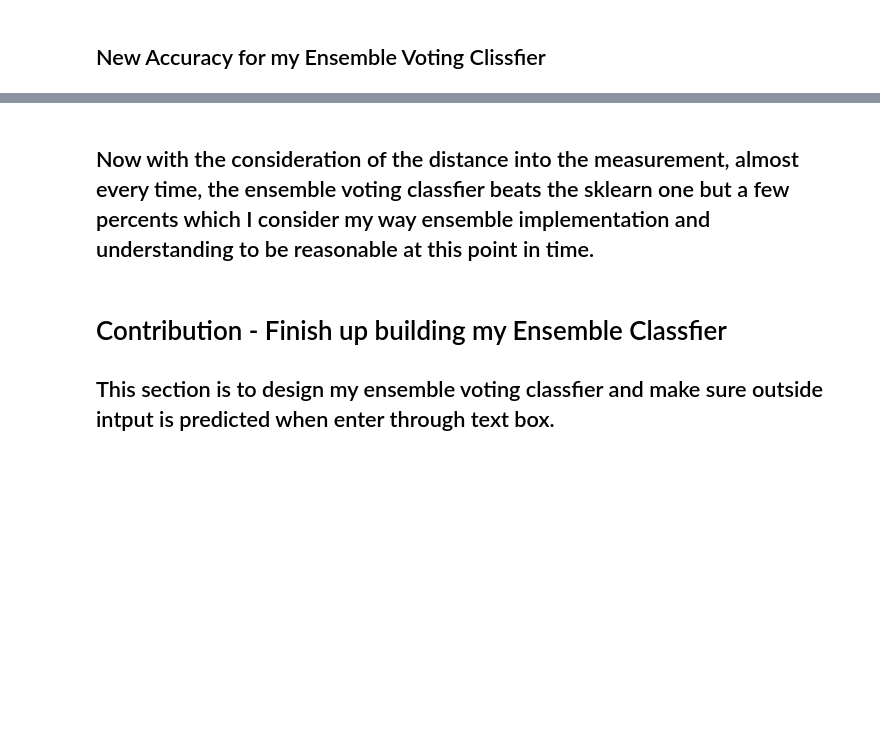
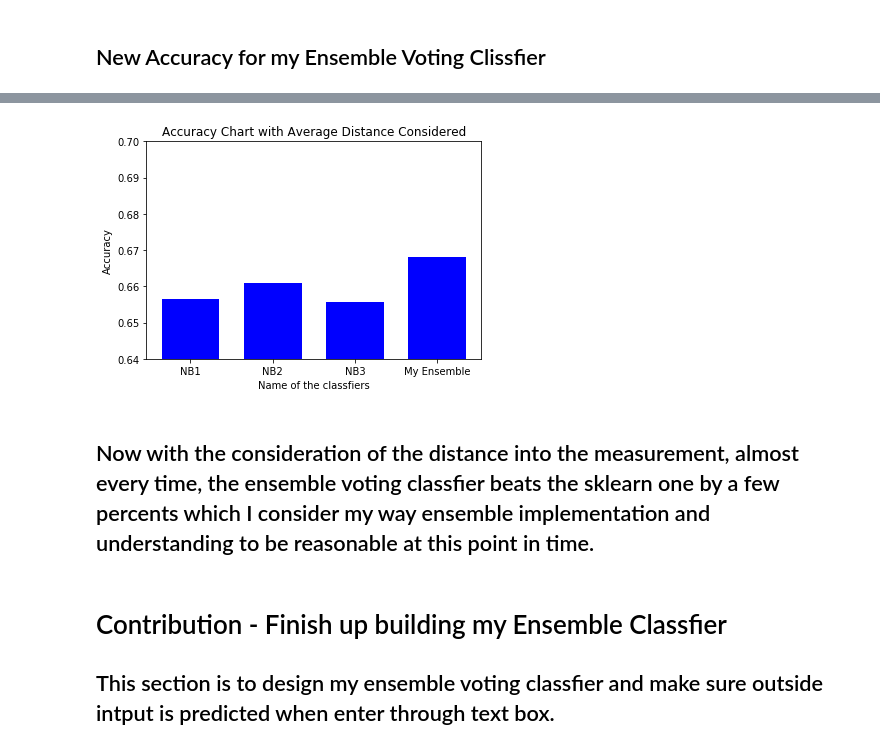
Before and after one commit to HarshDaga/DataMiningTermProject, a Jupyter notebook: Data Mining Term Project - Board Game Geek (Final).ipynb, the cells around one changed output, grey strips where cells are left out. Cells and saved outputs as stored; diff of their text form; code cells hidden in the pictures; blank space fills up the shorter version.

```diff
--- a/Data Mining Term Project - Board Game Geek (Final).ipynb
+++ b/Data Mining Term Project - Board Game Geek (Final).ipynb
@@ -545,0 +577,3 @@ new_accuracy(pred, y_test)
+# %%
+new_acc = new_accuracy(pred, y_test)
+print(new_acc)
@@ -551,0 +584,3 @@ new_accuracy(pred_1, y_test)
+# %%
+new_acc_1 = new_accuracy(pred_1, y_test)
+print(new_acc_1)
@@ -557,0 +591,3 @@ new_accuracy(pred_2, y_test)
+# %%
+new_acc_2 = new_accuracy(pred_2, y_test)
+print(new_acc_2)
@@ -572,5 +610,18 @@ print(new_accuracy)
+# %%
+import matplotlib.pyplot as plt
+x = [1, 2, 3, 4]
+y = [new_acc, new_acc_1, new_acc_2, new_accuracy]
+labels = ["NB1", "NB2", "NB3", "My Ensemble"]
+plt.bar(x, y, tick_label = labels, width = 0.7, color = ["blue"])
+plt.xlabel("Name of the classfiers")
+plt.ylabel("Accuracy")
+plt.title("Accuracy Chart with Average Distance Considered")
+plt.ylim(0.64, 0.70)
+plt.show()
+# %% [output]
+[figure, added]
 # %% [markdown]
-## Now with the consideration of the distance into the measurement, almost every time, the ensemble voting classfier beats the sklearn one but a few percents which I consider my way ensemble implementation and understanding to be reasonable at this point in time.
+## Now with the consideration of the distance into the measurement, almost every time, the ensemble voting classfier beats the sklearn one by a few percents which I consider my way ensemble implementation and understanding to be reasonable at this point in time.
 # %% [markdown]
 # Contribution - Finish up building my Ensemble Classfier
 ## This section is to design my ensemble voting classfier and make sure outside intput is predicted when enter through text box.
```
Also changed, not shown: parts of 37 cells of this notebook.
